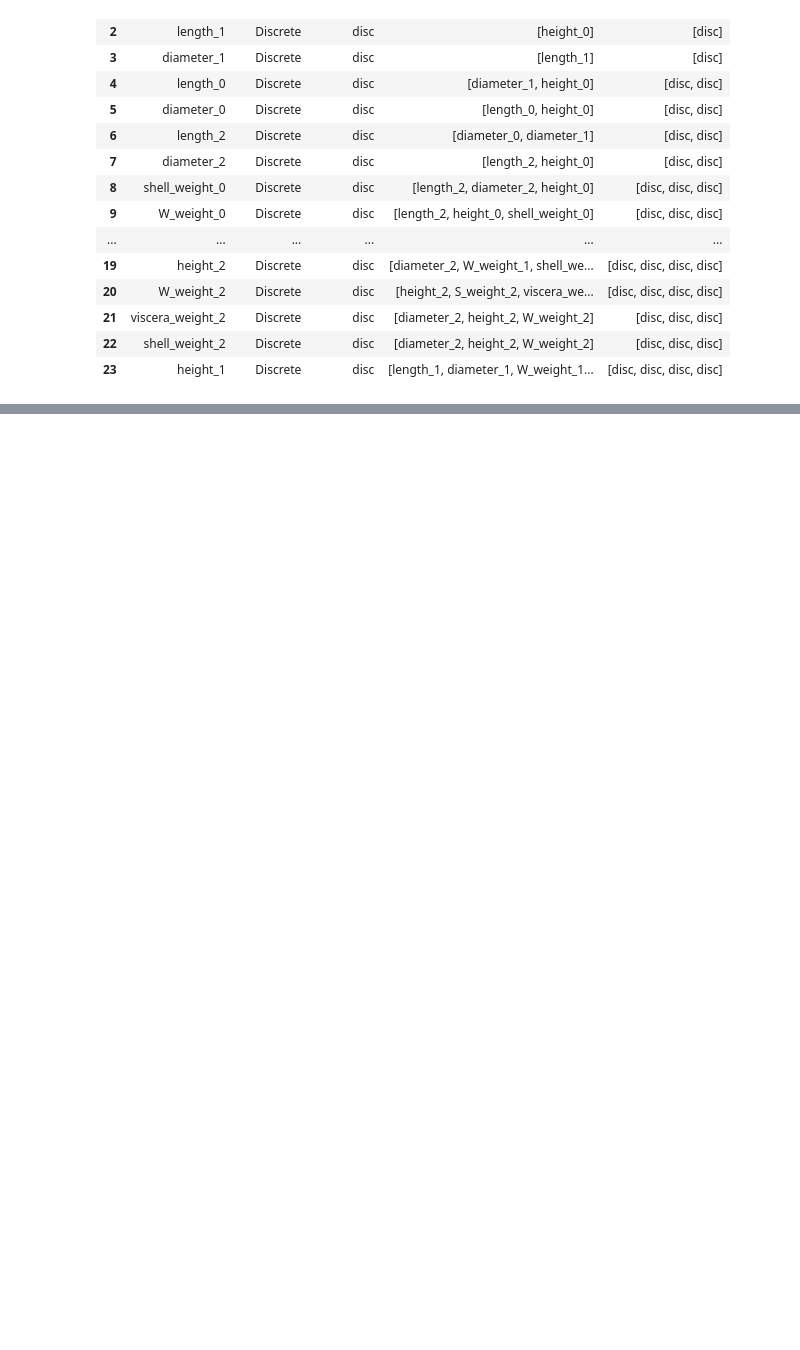
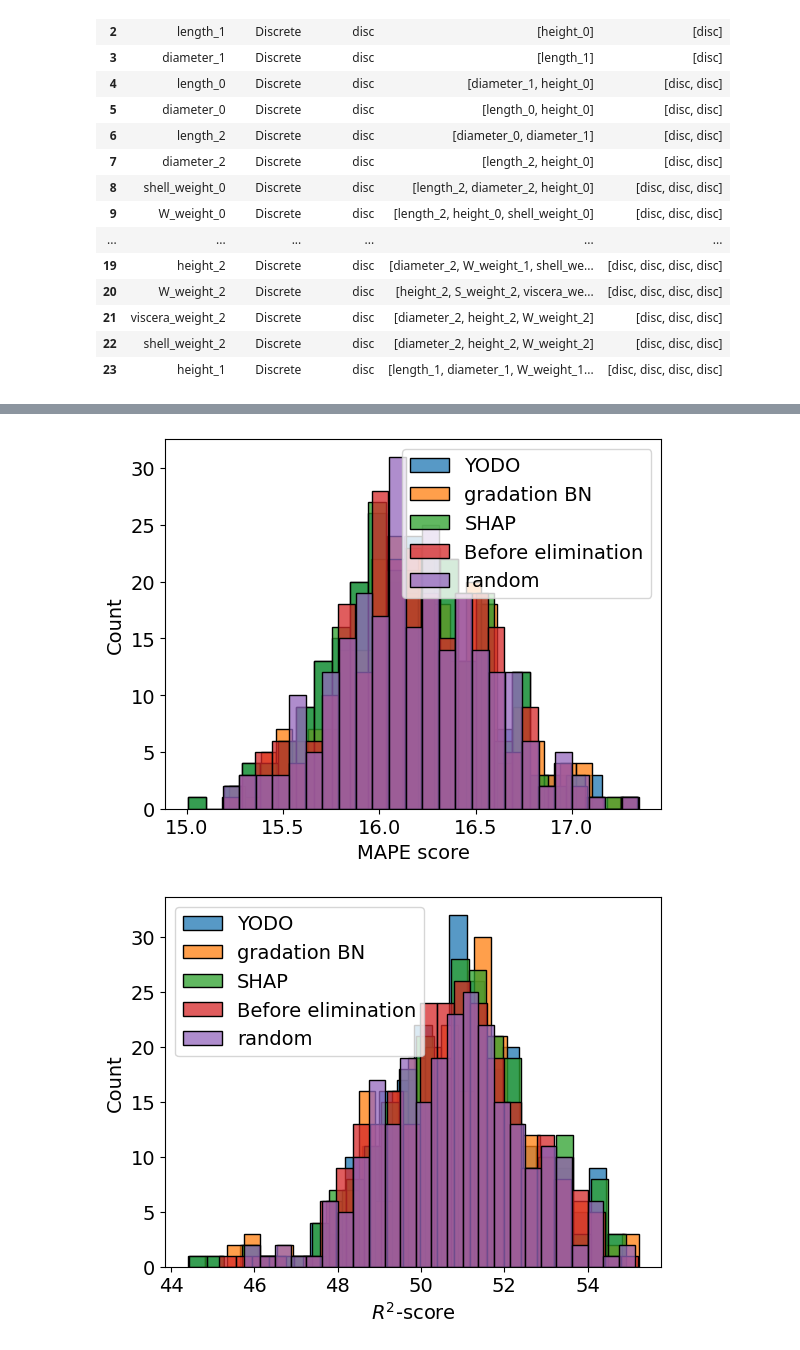
Before and after one commit to dmitry-grigorev/GIEBN, a Jupyter notebook: experiments/shaplime/error_gradations_yodo_abalone_regr.ipynb, the cells around one changed output, grey strips where cells are left out. Saved outputs shown, nothing was run; the diff lists cells and outputs as text; code cells hidden in the pictures; blank space fills up the shorter version.

```diff
--- a/experiments/shaplime/error_gradations_yodo_abalone_regr.ipynb
+++ b/experiments/shaplime/error_gradations_yodo_abalone_regr.ipynb
@@ -635,0 +437,5 @@ c=kresultresid["bn"].plot2(imagespath, "residuals.html")
+# %%
+res_test_tbl = extended_experiments_output(stats_res['metrics_test'], ['MAPE score', '$R^2$-score'])
+# %% [output]
+[figure, added]
+[figure, added]
```
Also changed, not shown: parts of 92 cells of this notebook, 2 other files.
